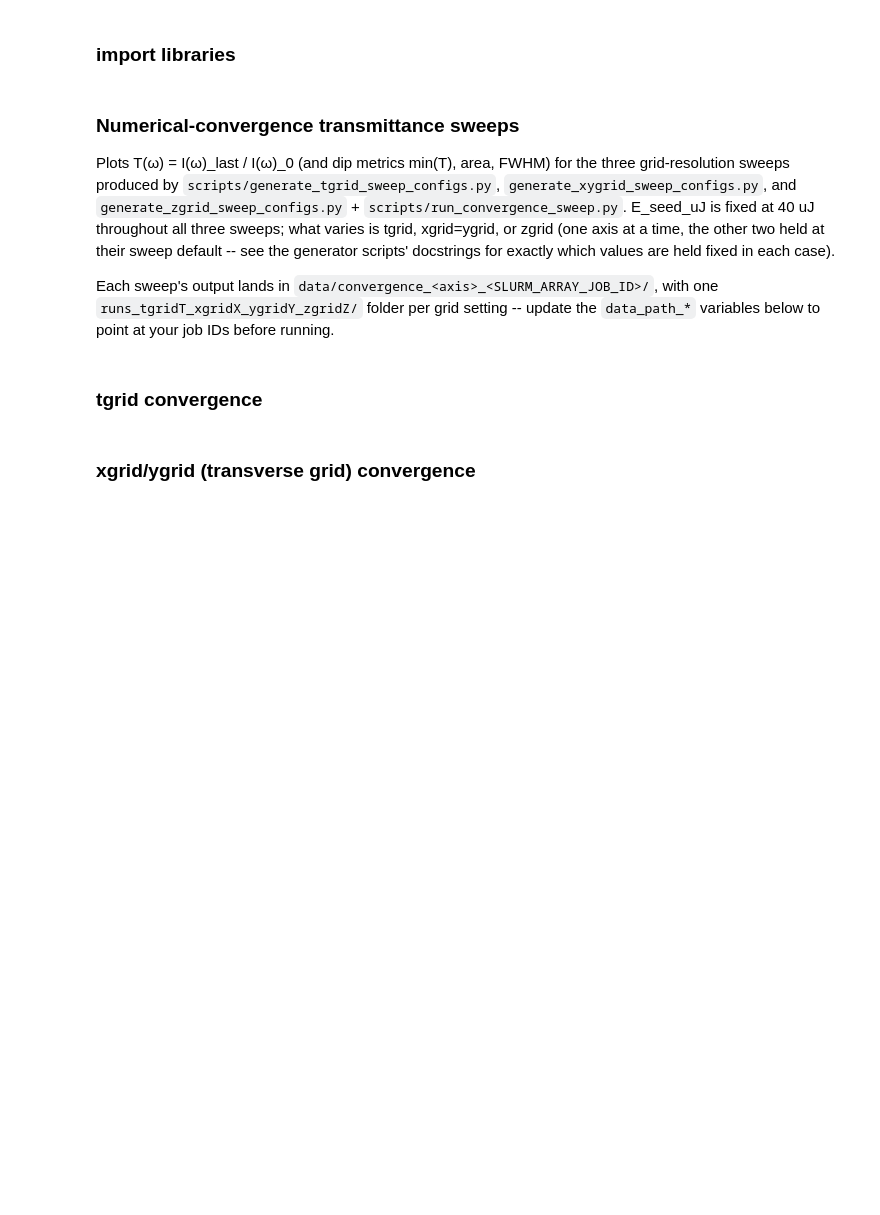
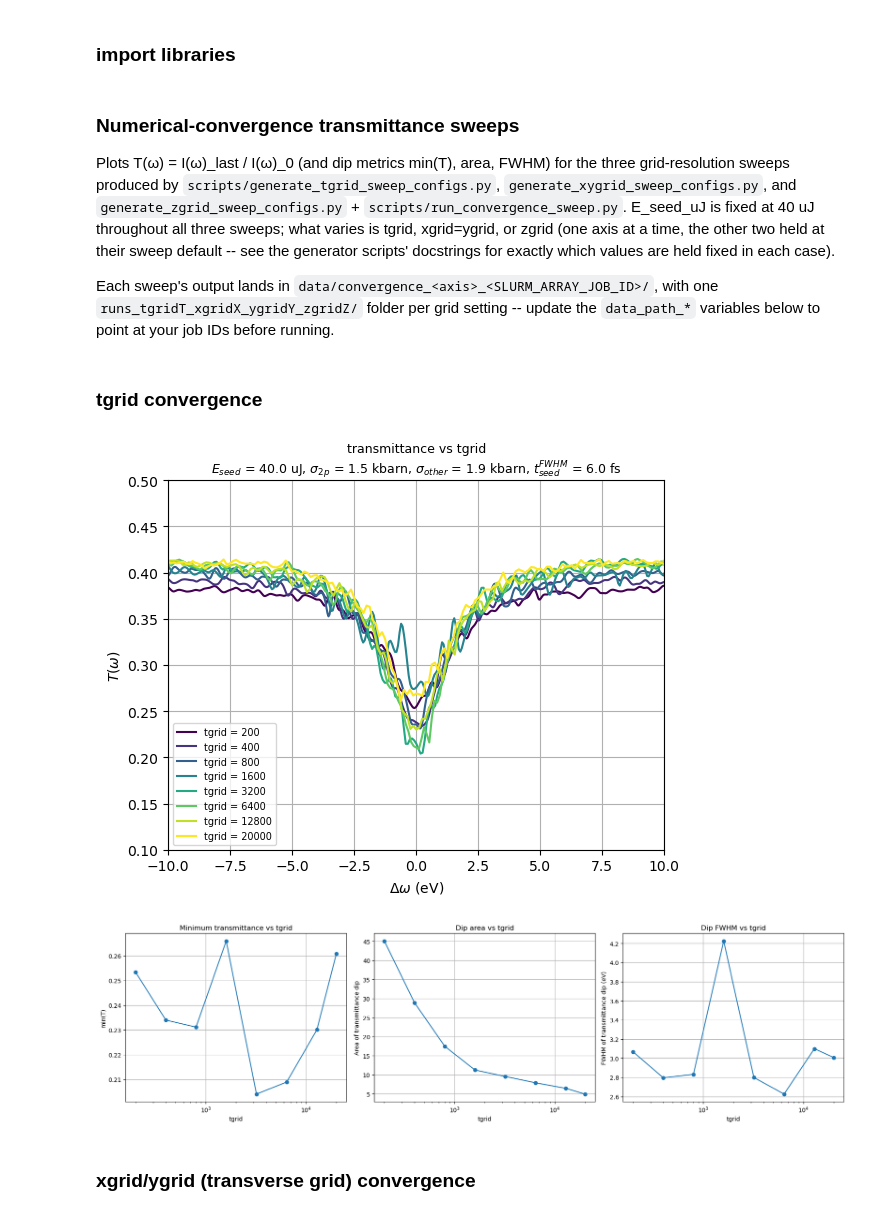
Before and after one commit to P4GAN/Cu-RSA-XFEL-Simulation, a Jupyter notebook: notebooks/plot-convergence-sweep.ipynb, the cells around one changed output. Saved outputs shown, nothing was run; the diff lists cells and outputs as text; code cells hidden in the pictures; blank space fills up the shorter version.

Commit message:
Plot convergence

```diff
--- a/notebooks/plot-convergence-sweep.ipynb
+++ b/notebooks/plot-convergence-sweep.ipynb
@@ -114,7 +114,7 @@ def transmittance_dip_metrics(sorted_accumulated_arrays, w_mask=15, n_edge=10):
     return grid_values, min_T, area_T, FWHM_T
 
 
-def plot_transmittance_sweep(sorted_accumulated_arrays, aux_data, grid_label, w_show=15):
+def plot_transmittance_sweep(sorted_accumulated_arrays, aux_data, grid_label, w_show=10):
     """T(ω) overlay (log-normed by grid value) + min/area/FWHM dip metrics vs grid value."""
     E_seed_value, tgrid, xgrid, ygrid, zgrid, sigma1_Ka1_2p3, sigma1_Ka1_other, seed_duration_FWHM_t = aux_data
 
@@ -141,6 +141,7 @@ def plot_transmittance_sweep(sorted_accumulated_arrays, aux_data, grid_label, w_
     plt.ylabel(r'$T(\omega)$')
     plt.xlabel(r'$\Delta\omega$ (eV)')
     plt.xlim(-w_show, w_show)
+    plt.ylim(0.1, 0.5)
     plt.legend(fontsize=7)
     plt.grid(True)
     plt.savefig(os.path.join(figs_path, f'convergence_{grid_label}_transmittance.pdf'))
@@ -172,10 +173,13 @@ def plot_transmittance_sweep(sorted_accumulated_arrays, aux_data, grid_label, w_
 # %%
 # points at data/convergence_tgrid_<SLURM_ARRAY_JOB_ID> written by scripts/submit_tgrid_sweep.sh --
 # update to match the job you ran.
-data_path_tgrid = "../data/convergence_tgrid_JOBID"
+data_path_tgrid = "../data/convergence_tgrid_24005647"
 
 sorted_arrays_tgrid, aux_data_tgrid = data_from_folder(data_path_tgrid, grid_key='tgrid')
 _ = plot_transmittance_sweep(sorted_arrays_tgrid, aux_data_tgrid, grid_label='tgrid')
+# %% [output]
+[figure, added]
+[figure, added]
 # %% [markdown]
 ### xgrid/ygrid (transverse grid) convergence
 # %%
```
Also changed, not shown: parts of 2 cells of this notebook.
